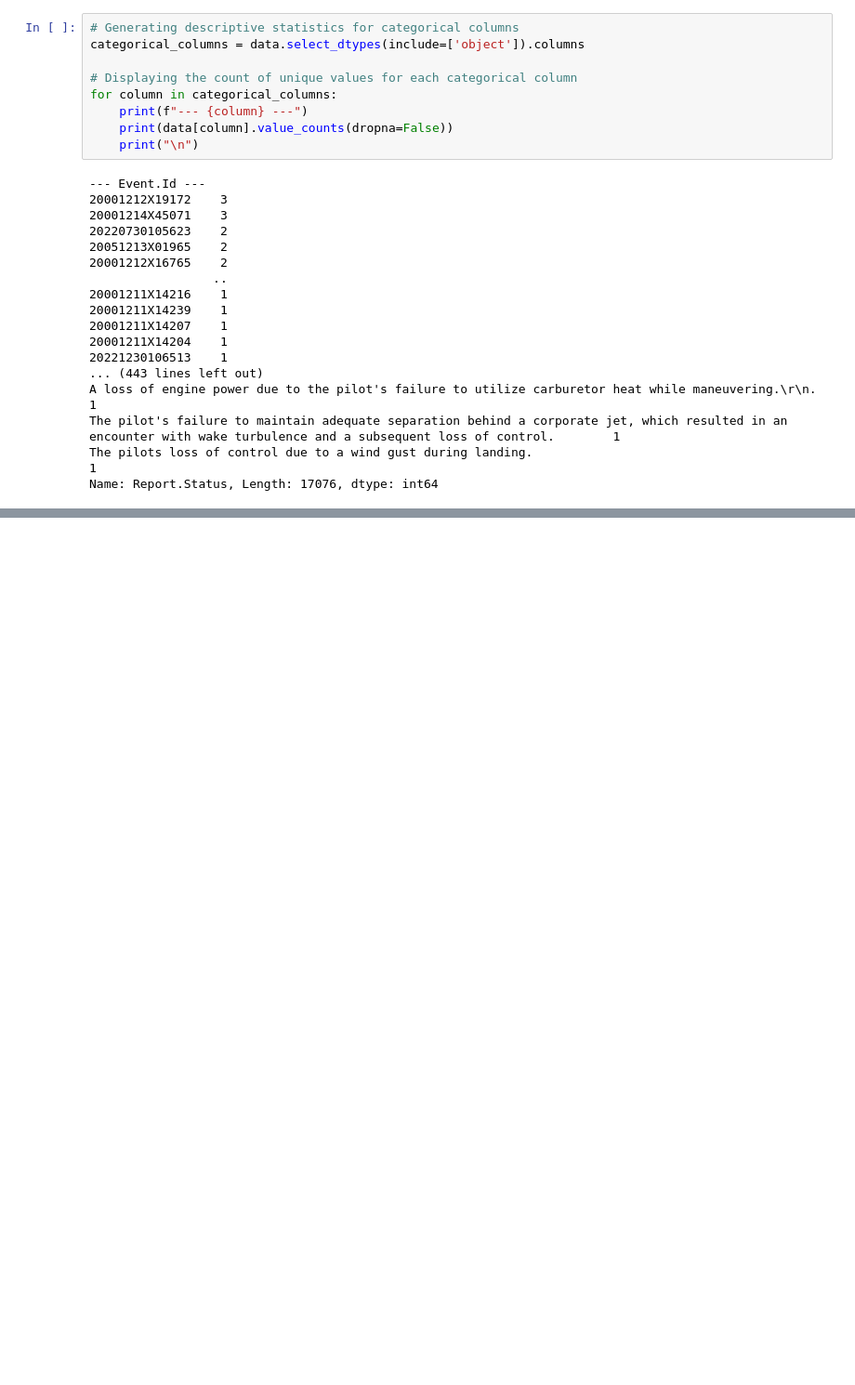
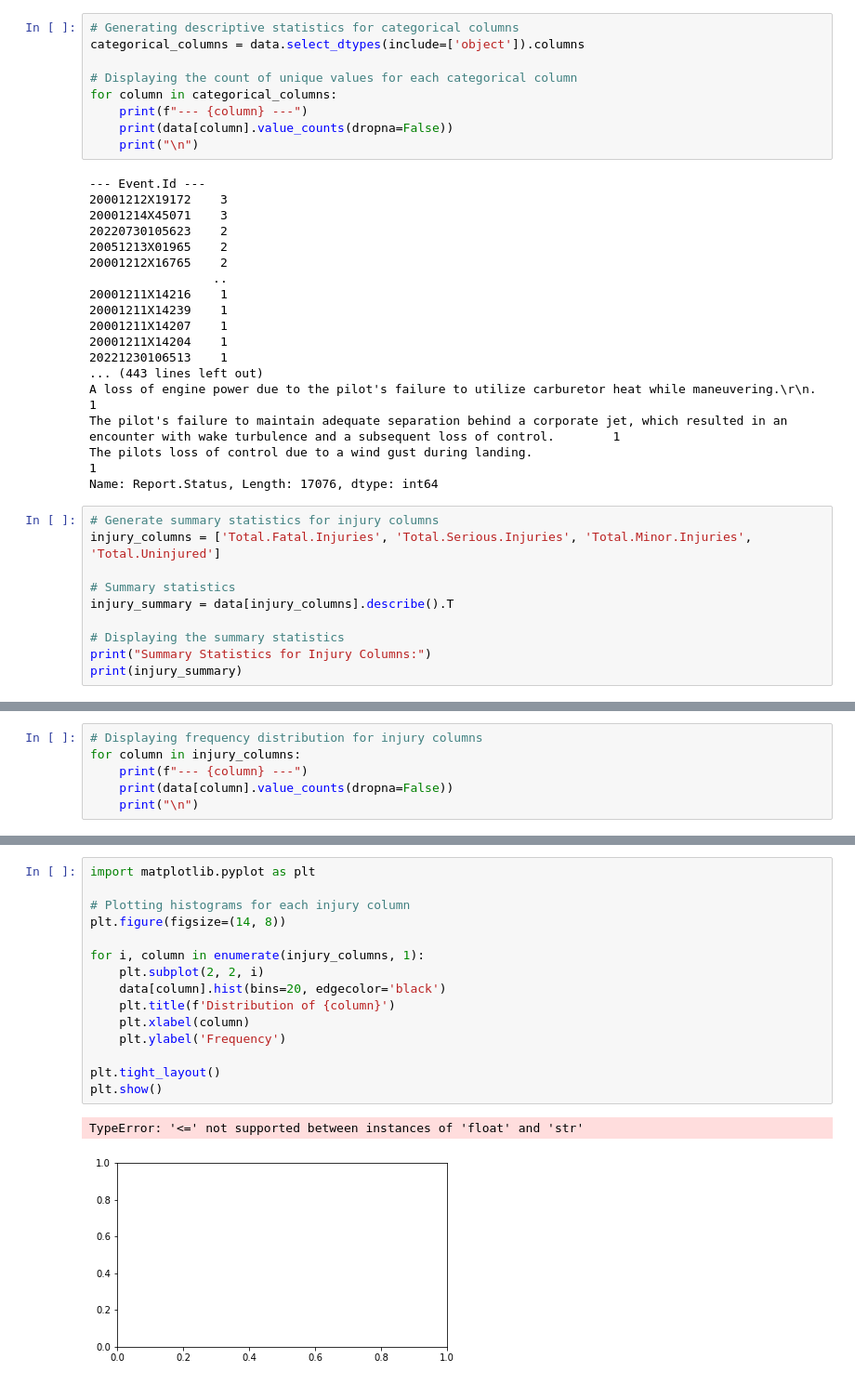
Before and after one commit to mojay6111/dsc-phase-1-project_1, a Jupyter notebook: student.ipynb, the cells around one changed output, grey strips where cells are left out. Shown: that part at 93% size. Cells and saved outputs as stored; diff of their text form; blank space fills up the shorter version.

```diff
--- a/student.ipynb
+++ b/student.ipynb
@@ -608 +608,11 @@
 Name: Report.Status, Length: 17076, dtype: int64
+# %%
+# Generate summary statistics for injury columns
+injury_columns = ['Total.Fatal.Injuries', 'Total.Serious.Injuries', 'Total.Minor.Injuries', 'Total.Uninjured']
+
+# Summary statistics
+injury_summary = data[injury_columns].describe().T
+
+# Displaying the summary statistics
+print("Summary Statistics for Injury Columns:")
+print(injury_summary)
@@ -608,0 +626,6 @@ Name: Report.Status, Length: 17076, dtype: int64
+# %%
+# Displaying frequency distribution for injury columns
+for column in injury_columns:
+    print(f"--- {column} ---")
+    print(data[column].value_counts(dropna=False))
+    print("\n")
@@ -608,0 +650,18 @@ Name: Report.Status, Length: 17076, dtype: int64
+# %%
+import matplotlib.pyplot as plt
+
+# Plotting histograms for each injury column
+plt.figure(figsize=(14, 8))
+
+for i, column in enumerate(injury_columns, 1):
+    plt.subplot(2, 2, i)
+    data[column].hist(bins=20, edgecolor='black')
+    plt.title(f'Distribution of {column}')
+    plt.xlabel(column)
+    plt.ylabel('Frequency')
+
+plt.tight_layout()
+plt.show()
+# %% [output]
+TypeError: '<=' not supported between instances of 'float' and 'str'
+[figure, added]
```
Also changed, not shown: parts of 2 cells of this notebook.
